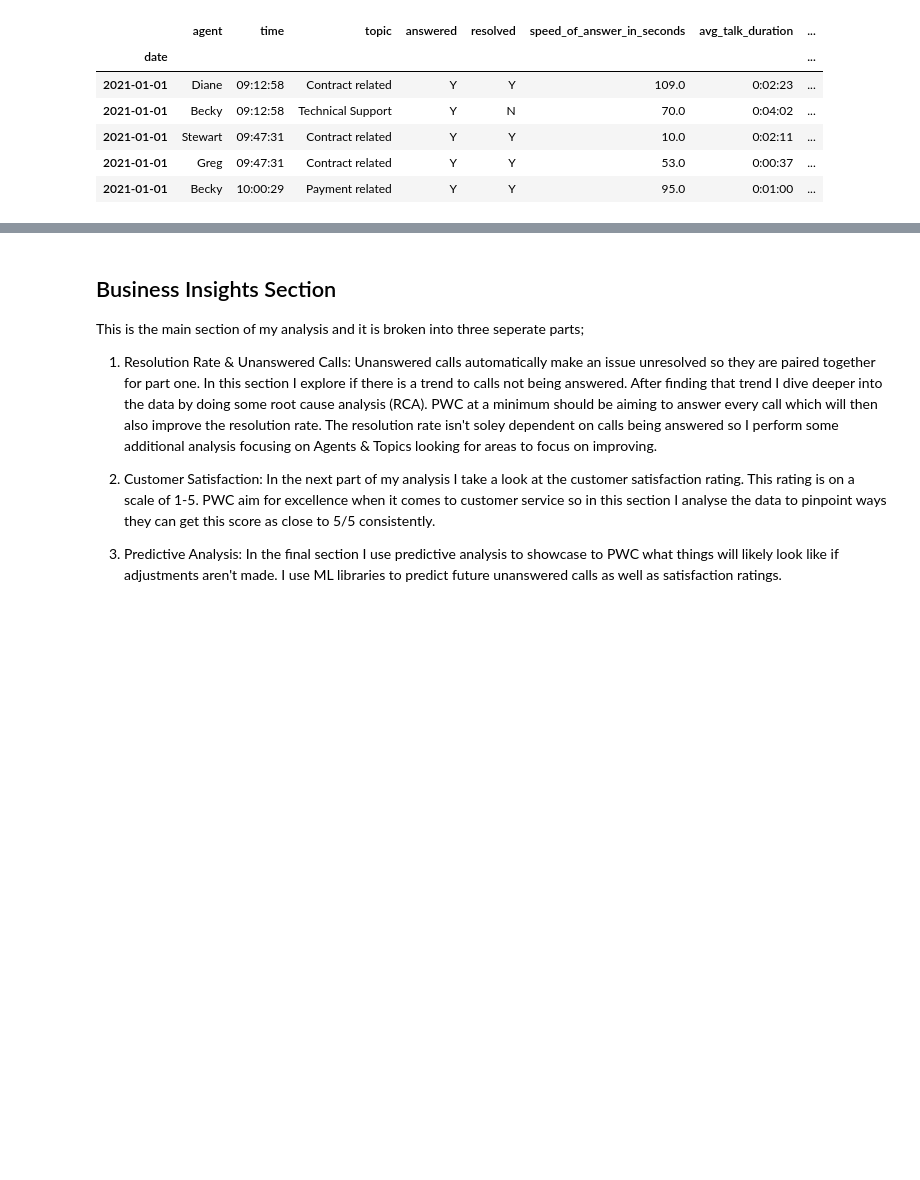
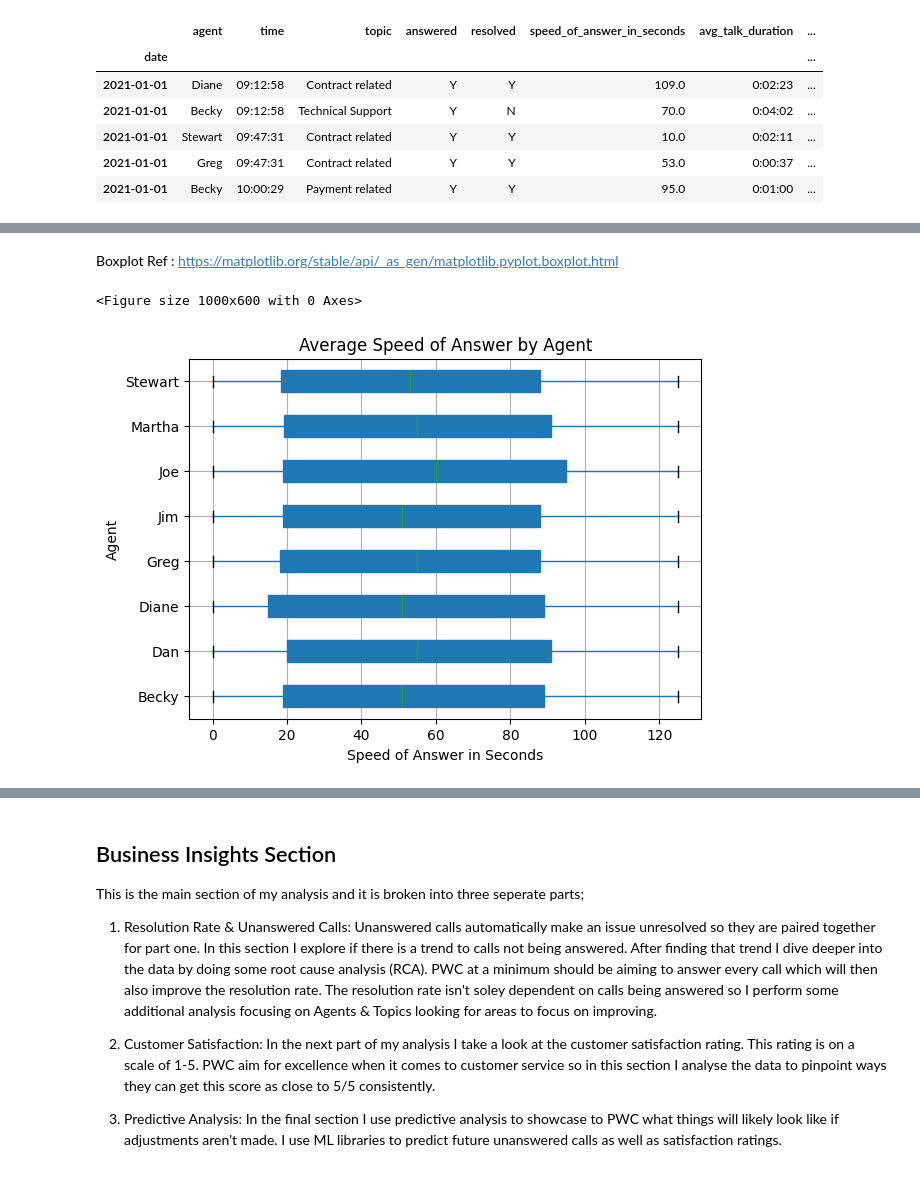
Before and after one commit to daveysull/PFDA, a Jupyter notebook: project/project.ipynb, the cells around one changed output, grey strips where cells are left out. Saved outputs shown, nothing was run; the diff lists cells and outputs as text; code cells hidden in the pictures; blank space fills up the shorter version.

```diff
--- a/project/project.ipynb
+++ b/project/project.ipynb
@@ -237,0 +248,13 @@ df.head()
+# %% [markdown]
+Boxplot Ref : https://matplotlib.org/stable/api/_as_gen/matplotlib.pyplot.boxplot.html
+# %%
+plt.figure(figsize=(10, 6))
+df.boxplot(column='speed_of_answer_in_seconds', by='agent', vert=False, patch_artist=True)
+plt.title('Average Speed of Answer by Agent')
+plt.suptitle('')
+plt.xlabel('Speed of Answer in Seconds')
+plt.ylabel('Agent')
+plt.show()
+# %% [output]
+<Figure size 1000x600 with 0 Axes>
+[figure, added]
```
Also changed, not shown: parts of 12 cells of this notebook.
